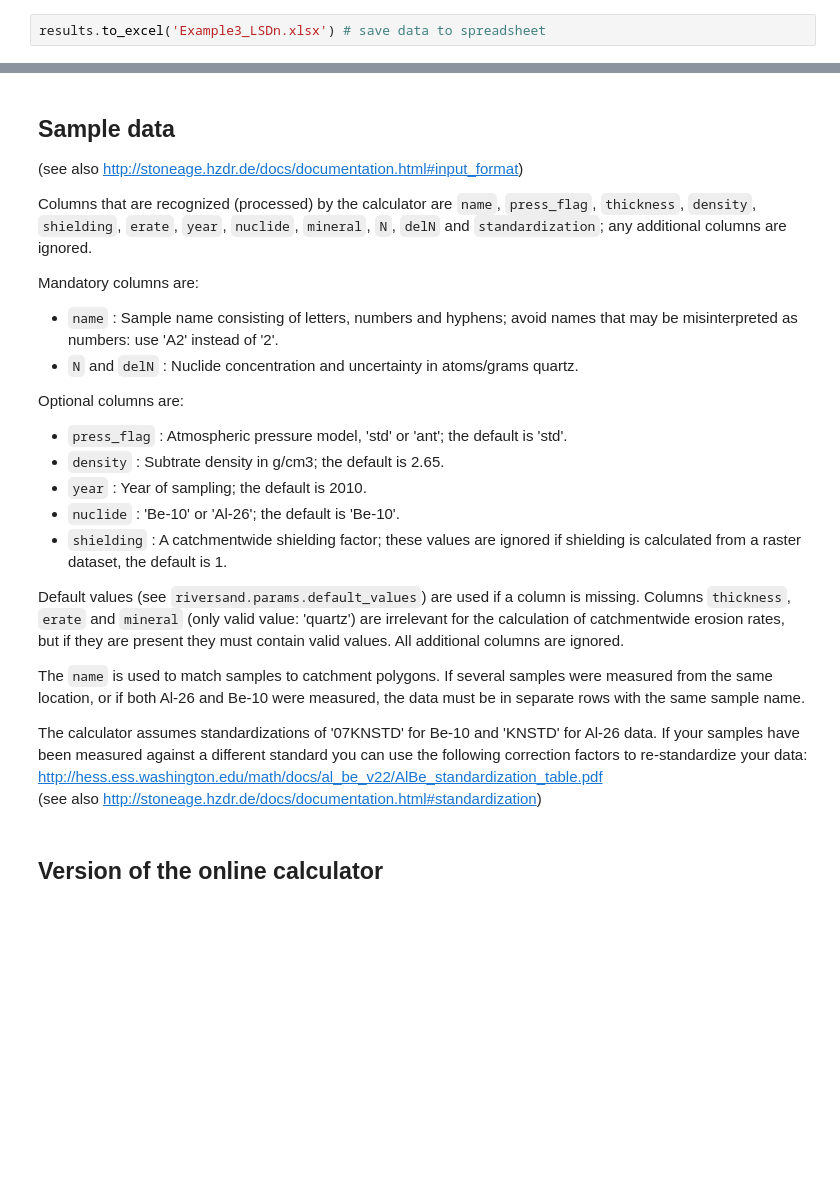
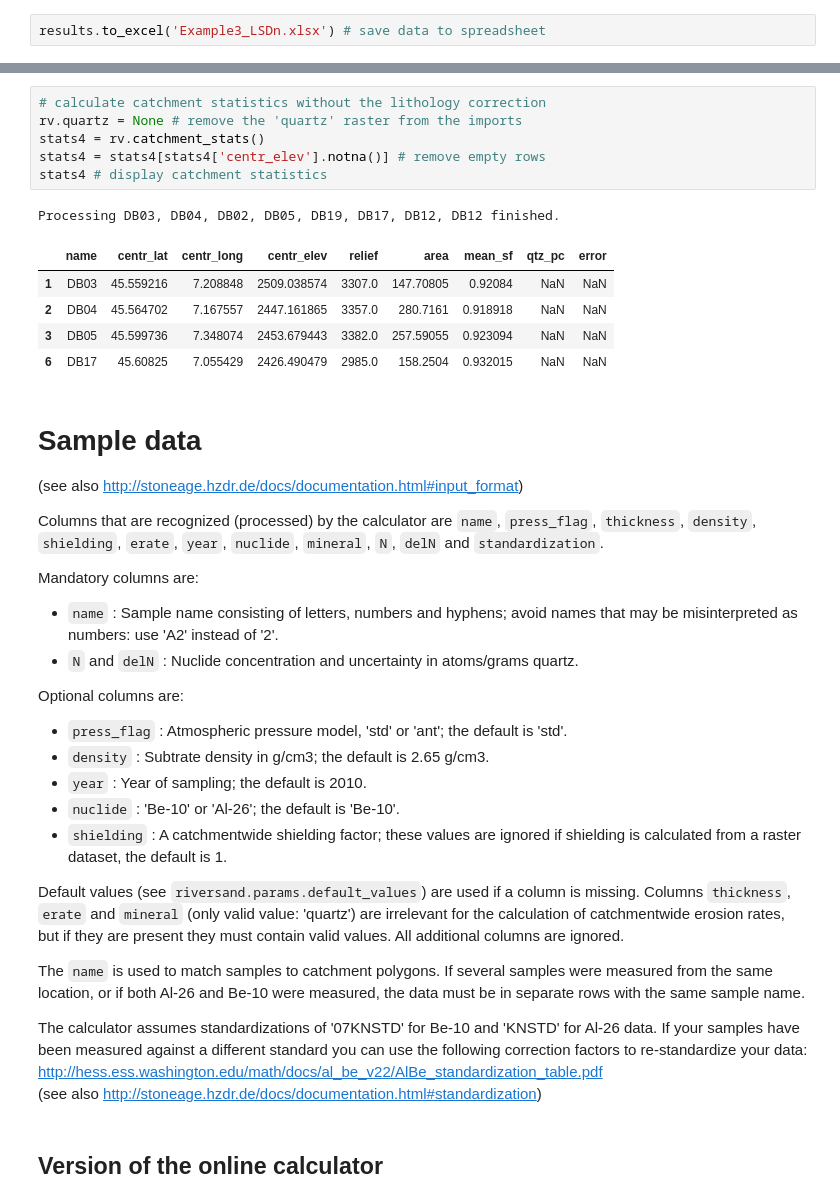
Before and after one commit to kstueb/riversand, a Jupyter notebook: riversand/example_scripts/quickstart.ipynb, the cells around one changed output, grey strips where cells are left out. Saved outputs shown, nothing was run; the diff lists cells and outputs as text; blank space fills up the shorter version.

```diff
--- a/riversand/example_scripts/quickstart.ipynb
+++ b/riversand/example_scripts/quickstart.ipynb
@@ -307,8 +325,21 @@ results
+# %%
+# calculate catchment statistics without the lithology correction
+rv.quartz = None # remove the 'quartz' raster from the imports
+stats4 = rv.catchment_stats()
+stats4 = stats4[stats4['centr_elev'].notna()] # remove empty rows
+stats4 # display catchment statistics
+# %% [output]
+Processing DB03, DB04, DB02, DB05, DB19, DB17, DB12, DB12 finished.
+|  | name | centr_lat | centr_long | centr_elev | relief | area | mean_sf | qtz_pc | error |
+| 1 | DB03 | 45.559216 | 7.208848 | 2509.038574 | 3307.0 | 147.70805 | 0.92084 | NaN | NaN |
+| 2 | DB04 | 45.564702 | 7.167557 | 2447.161865 | 3357.0 | 280.7161 | 0.918918 | NaN | NaN |
+| 3 | DB05 | 45.599736 | 7.348074 | 2453.679443 | 3382.0 | 257.59055 | 0.923094 | NaN | NaN |
+| 6 | DB17 | 45.60825 | 7.055429 | 2426.490479 | 2985.0 | 158.2504 | 0.932015 | NaN | NaN |
 # %% [markdown]
-## Sample data
+# Sample data
 (see also http://stoneage.hzdr.de/docs/documentation.html#input_format)
 
-Columns that are recognized (processed) by the calculator are `name`, `press_flag`, `thickness`, `density`, `shielding`, `erate`, `year`, `nuclide`, `mineral`, `N`, `delN` and `standardization`; any additional columns are ignored.
+Columns that are recognized (processed) by the calculator are `name`, `press_flag`, `thickness`, `density`, `shielding`, `erate`, `year`, `nuclide`, `mineral`, `N`, `delN` and `standardization`.
 
 Mandatory columns are:
 - `name` : Sample name consisting of letters, numbers and hyphens; avoid names that may be misinterpreted as numbers: use 'A2' instead of '2'.
@@ -316,7 +347,7 @@ Mandatory columns are:
 
 Optional columns are:
 - `press_flag` : Atmospheric pressure model, 'std' or 'ant'; the default is 'std'.
-- `density` : Subtrate density in g/cm3; the default is 2.65.
+- `density` : Subtrate density in g/cm3; the default is 2.65 g/cm3.
 - `year` : Year of sampling; the default is 2010.
 - `nuclide` : 'Be-10' or 'Al-26'; the default is 'Be-10'.
 - `shielding` : A catchmentwide shielding factor; these values are ignored if shielding is calculated from a raster dataset, the default is 1.
```
Also changed, not shown: parts of 42 cells of this notebook.
